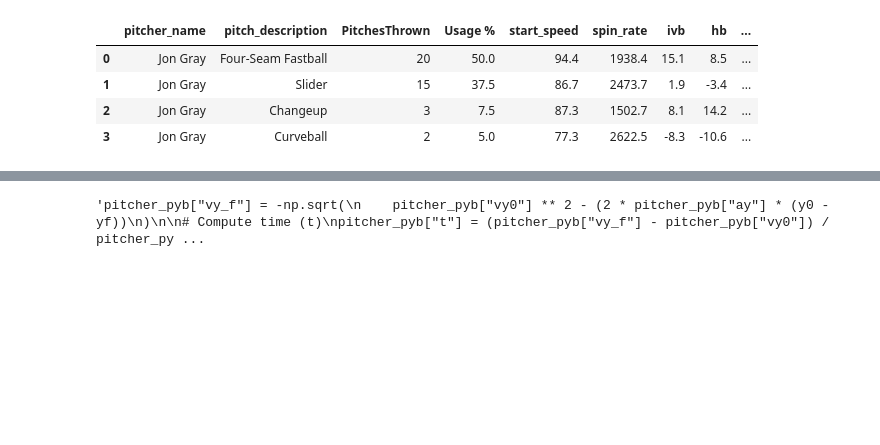
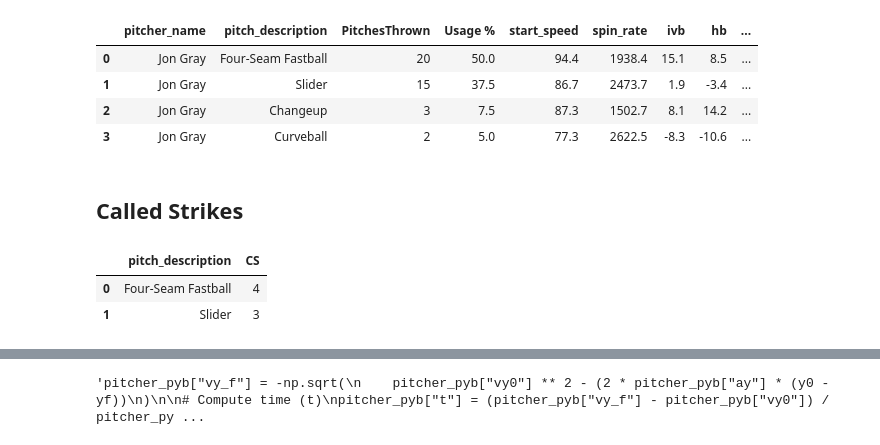
Before and after one commit to CarsonHallford/PitcherData, a Jupyter notebook: MLB_Scraper_Pitcher_Data.ipynb, the cells around one changed output, grey strips where cells are left out. Cells and saved outputs as stored; diff of their text form; code cells hidden in the pictures; blank space fills up the shorter version.

Commit message:
Added called strike section

```diff
--- a/MLB_Scraper_Pitcher_Data.ipynb
+++ b/MLB_Scraper_Pitcher_Data.ipynb
@@ -551,3 +551,34 @@ pitch_type_counts
 | 1 | Jon Gray | Slider | 15 | 37.5 | 86.7 | 2473.7 | 1.9 | -3.4 | ... |
 | 2 | Jon Gray | Changeup | 3 | 7.5 | 87.3 | 1502.7 | 8.1 | 14.2 | ... |
 | 3 | Jon Gray | Curveball | 2 | 5.0 | 77.3 | 2622.5 | -8.3 | -10.6 | ... |
+# %% [markdown]
+## Called Strikes
+# %%
+pitcher_pyb = df_pyb[
+    [
+        "game_id",
+        "game_date",
+        "pitcher_name",
+        "pitch_description",
+        "start_speed",
+        "spin_rate",
+        "ivb",
+        "hb",
+        "z0",
+        "x0",
+        "is_whiff",
+        "is_swing",
+        "play_code"
+    ]
+]
+# %%
+strike_pitches = pitcher_pyb[pitcher_pyb["play_code"] == "C"]
+# %%
+pitch_type_cs = (
+    strike_pitches.groupby("pitch_description").size().reset_index(name="CS")
+)
+pitch_type_cs
+# %% [output]
+|  | pitch_description | CS |
+| 0 | Four-Seam Fastball | 4 |
+| 1 | Slider | 3 |
```
Also changed, not shown: parts of 1 cell of this notebook.
